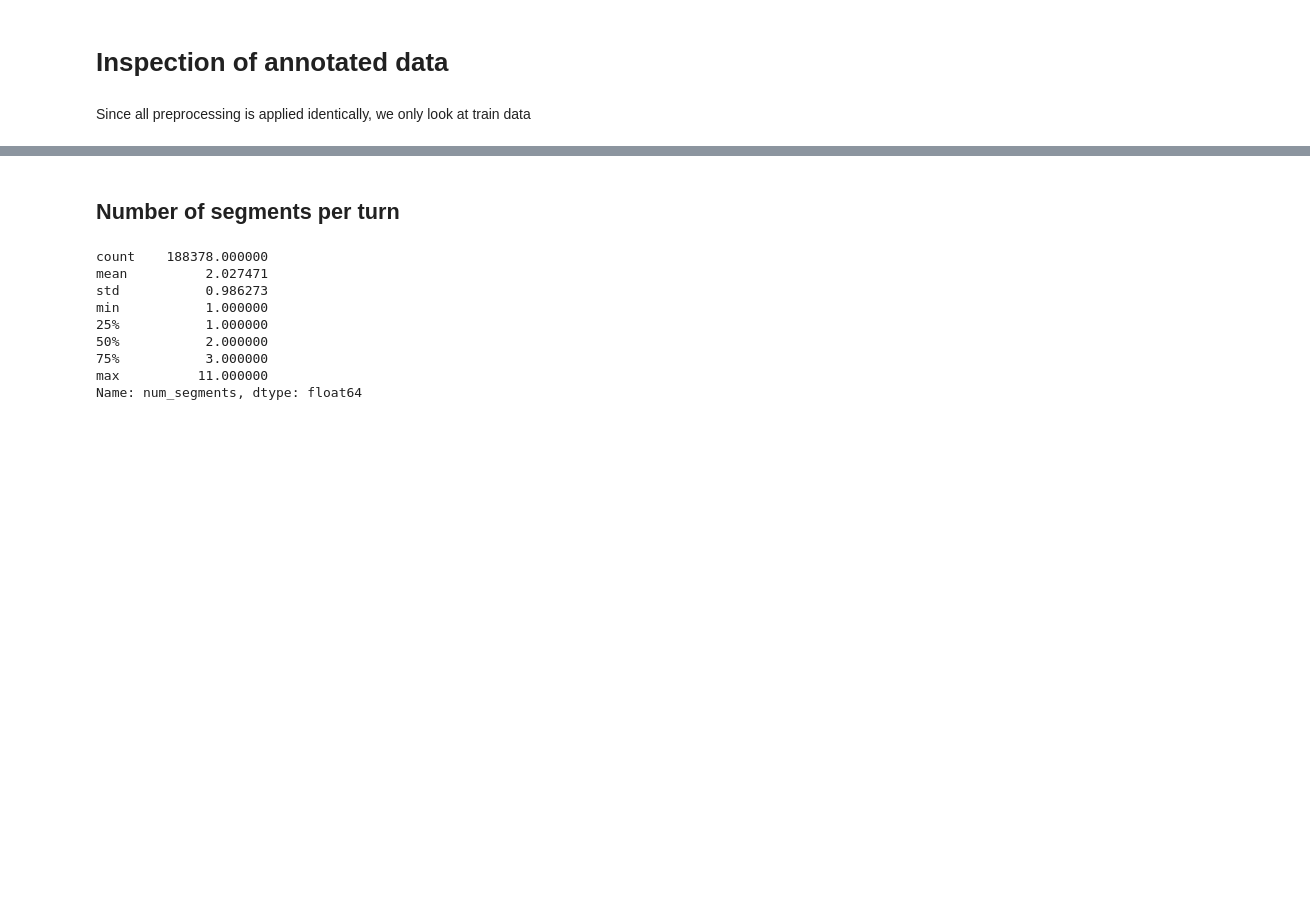
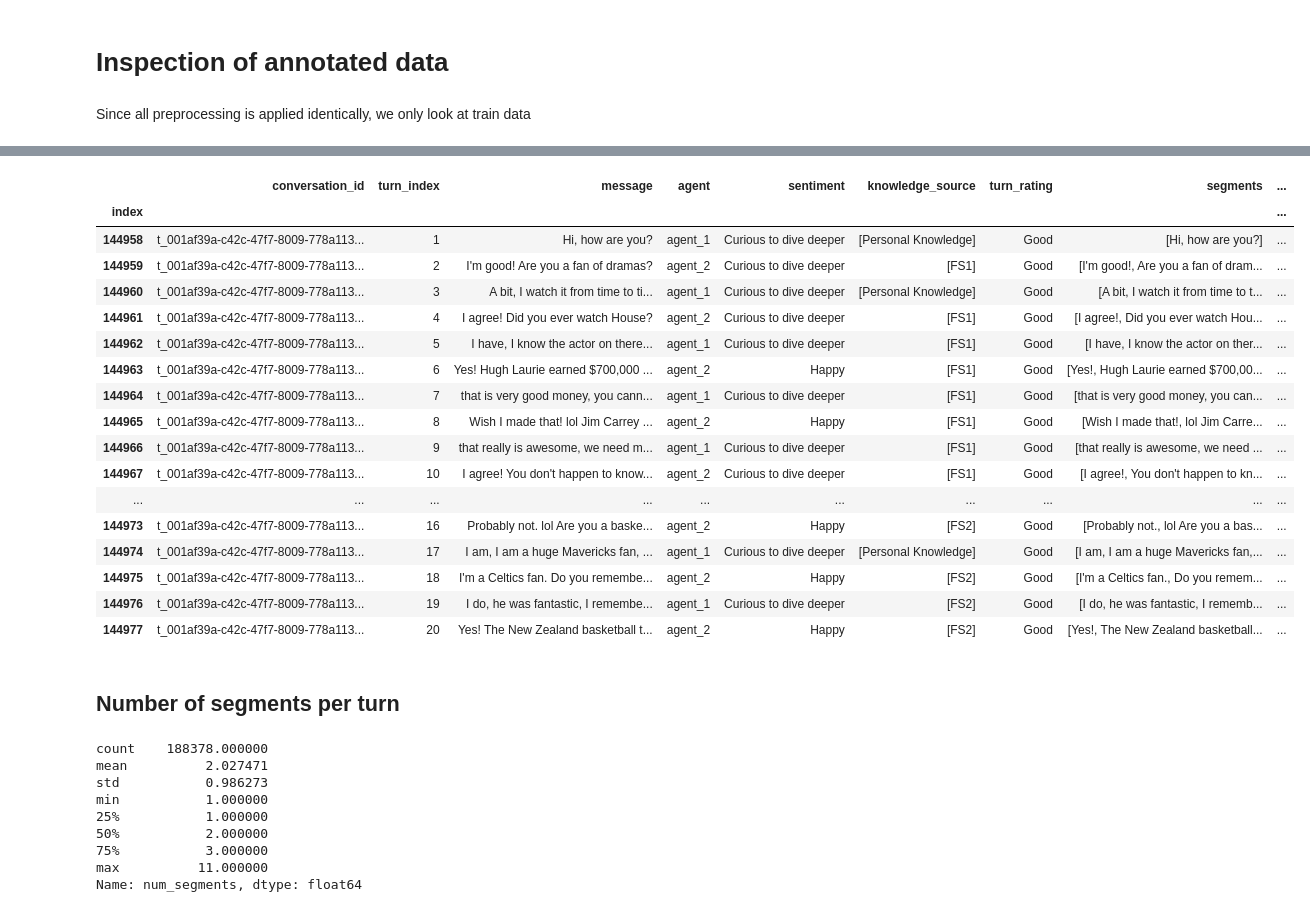
Before and after one commit to rrajasek95/DSTC9-Dialog-Evaluation-Challenge, a Jupyter notebook: notebooks/2.0-rr-annotation-inspection.ipynb, the cells around one changed output, grey strips where cells are left out. Drawn from its saved outputs; the diff is of its cells as text; code cells hidden in the pictures; blank space fills up the shorter version.

```diff
--- a/notebooks/2.0-rr-annotation-inspection.ipynb
+++ b/notebooks/2.0-rr-annotation-inspection.ipynb
@@ -30,3 +48,24 @@ train_dataframe[:20]
+# %%
+train_dataframe.sort_values(by=["conversation_id", "turn_index"])[:20]
+# %% [output]
+|  | conversation_id | turn_index | message | agent | sentiment | knowledge_source | turn_rating | segments | ... |
+| index |  |  |  |  |  |  |  |  | ... |
+| 144958 | t_001af39a-c42c-47f7-8009-778a113... | 1 | Hi, how are you? | agent_1 | Curious to dive deeper | [Personal Knowledge] | Good | [Hi, how are you?] | ... |
+| 144959 | t_001af39a-c42c-47f7-8009-778a113... | 2 | I'm good! Are you a fan of dramas? | agent_2 | Curious to dive deeper | [FS1] | Good | [I'm good!, Are you a fan of dram... | ... |
+| 144960 | t_001af39a-c42c-47f7-8009-778a113... | 3 | A bit, I watch it from time to ti... | agent_1 | Curious to dive deeper | [Personal Knowledge] | Good | [A bit, I watch it from time to t... | ... |
+| 144961 | t_001af39a-c42c-47f7-8009-778a113... | 4 | I agree! Did you ever watch House? | agent_2 | Curious to dive deeper | [FS1] | Good | [I agree!, Did you ever watch Hou... | ... |
+| 144962 | t_001af39a-c42c-47f7-8009-778a113... | 5 | I have, I know the actor on there... | agent_1 | Curious to dive deeper | [FS1] | Good | [I have, I know the actor on ther... | ... |
+| 144963 | t_001af39a-c42c-47f7-8009-778a113... | 6 | Yes! Hugh Laurie earned $700,000 ... | agent_2 | Happy | [FS1] | Good | [Yes!, Hugh Laurie earned $700,00... | ... |
+| 144964 | t_001af39a-c42c-47f7-8009-778a113... | 7 | that is very good money, you cann... | agent_1 | Curious to dive deeper | [FS1] | Good | [that is very good money, you can... | ... |
+| 144965 | t_001af39a-c42c-47f7-8009-778a113... | 8 | Wish I made that! lol Jim Carrey ... | agent_2 | Happy | [FS1] | Good | [Wish I made that!, lol Jim Carre... | ... |
+| 144966 | t_001af39a-c42c-47f7-8009-778a113... | 9 | that really is awesome, we need m... | agent_1 | Curious to dive deeper | [FS1] | Good | [that really is awesome, we need ... | ... |
+| 144967 | t_001af39a-c42c-47f7-8009-778a113... | 10 | I agree! You don't happen to know... | agent_2 | Curious to dive deeper | [FS1] | Good | [I agree!, You don't happen to kn... | ... |
+| ... | ... | ... | ... | ... | ... | ... | ... | ... | ... |
+| 144973 | t_001af39a-c42c-47f7-8009-778a113... | 16 | Probably not. lol Are you a baske... | agent_2 | Happy | [FS2] | Good | [Probably not., lol Are you a bas... | ... |
+| 144974 | t_001af39a-c42c-47f7-8009-778a113... | 17 | I am, I am a huge Mavericks fan, ... | agent_1 | Curious to dive deeper | [Personal Knowledge] | Good | [I am, I am a huge Mavericks fan,... | ... |
+| 144975 | t_001af39a-c42c-47f7-8009-778a113... | 18 | I'm a Celtics fan. Do you remembe... | agent_2 | Happy | [FS2] | Good | [I'm a Celtics fan., Do you remem... | ... |
+| 144976 | t_001af39a-c42c-47f7-8009-778a113... | 19 | I do, he was fantastic, I remembe... | agent_1 | Curious to dive deeper | [FS2] | Good | [I do, he was fantastic, I rememb... | ... |
+| 144977 | t_001af39a-c42c-47f7-8009-778a113... | 20 | Yes! The New Zealand basketball t... | agent_2 | Happy | [FS2] | Good | [Yes!, The New Zealand basketball... | ... |
 # %% [markdown]
 ## Number of segments per turn
 # %%
```
Also changed, not shown: parts of 2 cells of this notebook, 1 other file.
